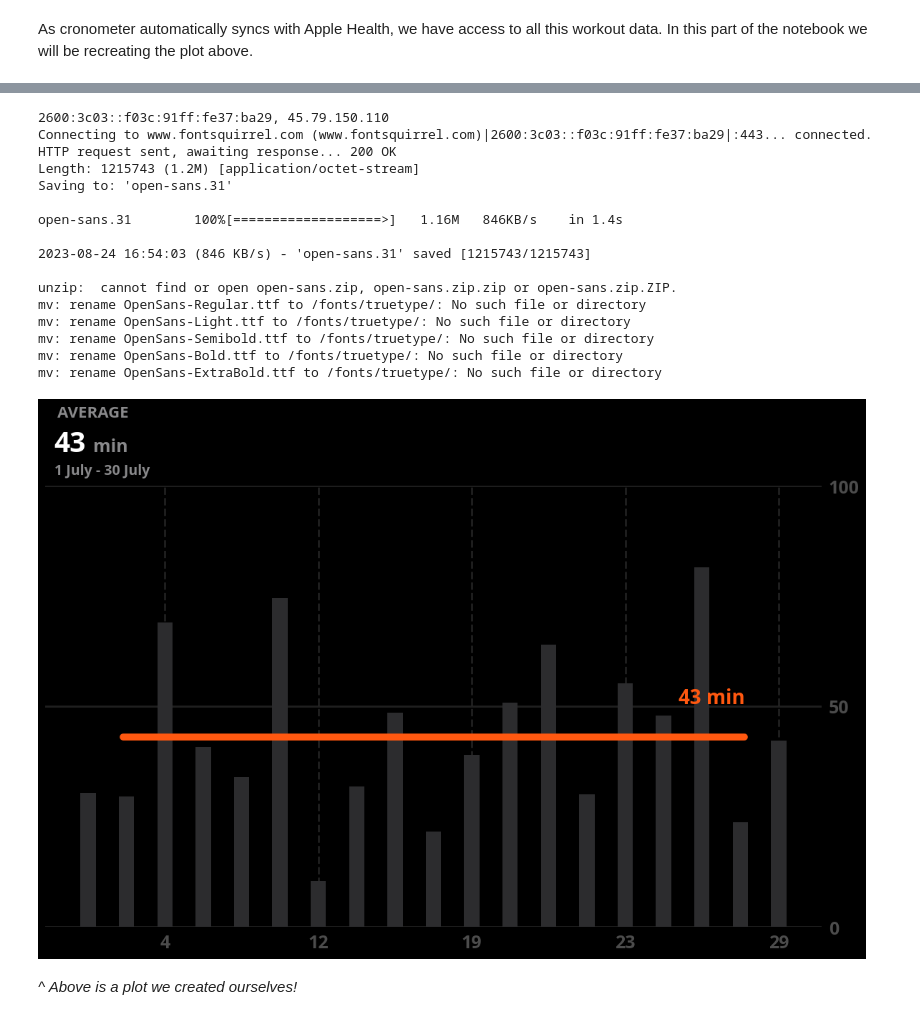
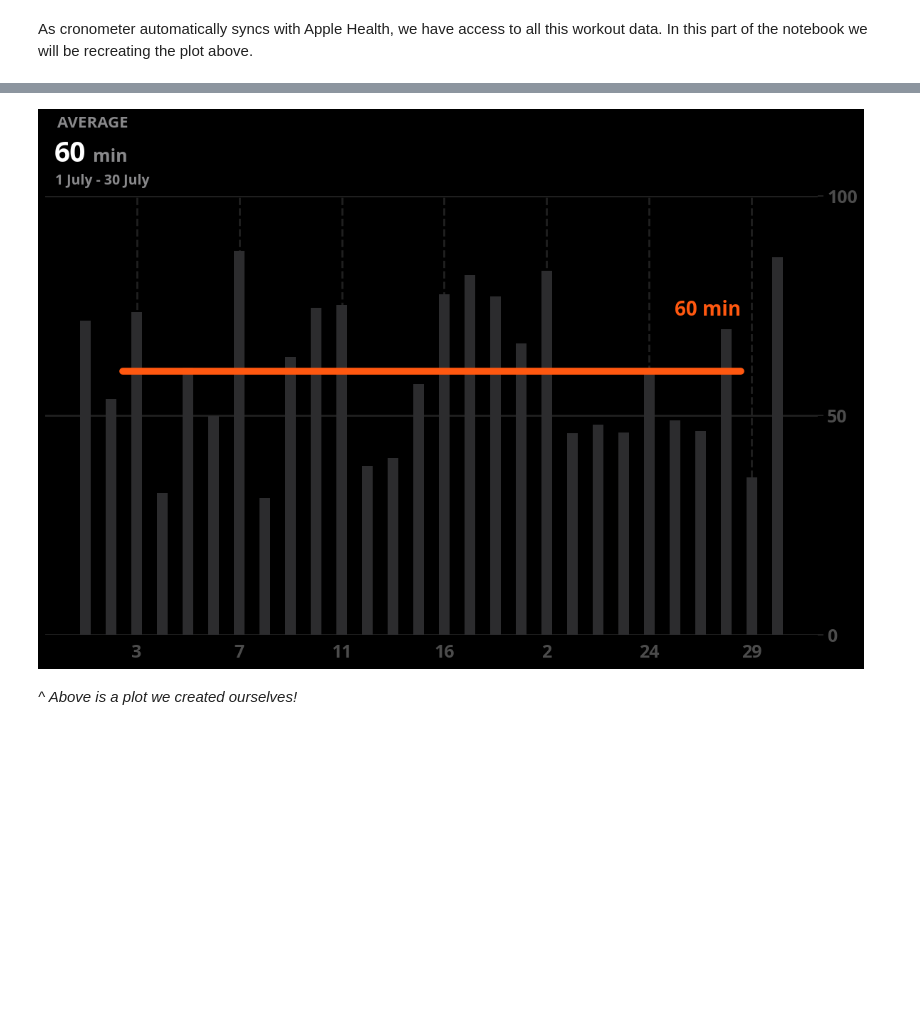
Before and after one commit to Stanford-Health/wearable-notebooks, a Jupyter notebook: notebooks/cronometer.ipynb, the cells around one changed output, grey strips where cells are left out. Cells and saved outputs as stored; diff of their text form; code cells hidden in the pictures; blank space fills up the shorter version.

Commit message:
Fixed final errors and added fonts

```diff
--- a/notebooks/cronometer.ipynb
+++ b/notebooks/cronometer.ipynb
@@ -330,7 +348,7 @@ dates = pd.date_range(start_date,end_date)
 energy = []
 
 for d in dates:
-  res = dailySummary_df[dailySummary_df.Date == datetime.strftime(d,
+  res = dailySummary_df[dailySummary_df.Day == datetime.strftime(d,
   '%Y-%m-%d')]['Energy (kcal)']
   if len(res) == 0:
     energy.append(None)
@@ -723,7 +741,7 @@ font_files = [
     "OpenSans-ExtraBold.ttf"
 ]
 
-font_directory = "/fonts/truetype/"
+font_directory = "Fonts/"
 font_url = "https://www.fontsquirrel.com/fonts/download/open-sans"
 
 # Check if the font files already exist
@@ -736,7 +754,7 @@ if missing_fonts:
 
     # Move the font files only if they are missing
     for font_file in font_files:
-        font_path = font_file
+        font_path = 'Fonts/'+font_file
         if os.path.exists(font_path):
             !mv -f {font_path} {font_directory}
 else:
@@ -774,12 +792,12 @@ plt.axhline(y=int(exercises_grouped.get('Minutes').mean()), xmin=0.1,
 
 # Adding Heart header
 
-openSansBold = 'OpenSans-Bold.ttf'
+openSansBold = 'Fonts/OpenSans-Bold.ttf'
 opensans_bold = fm.FontProperties(fname=openSansBold, size= 18, weight='bold')
 opensans_bold_heading = fm.FontProperties(fname=openSansBold, size= 36, weight='bold')
 
 
-openSansExtraBold = 'OpenSans-ExtraBold.ttf'
+openSansExtraBold = 'Fonts/OpenSans-ExtraBold.ttf'
 opensans_ebold = fm.FontProperties(fname=openSansExtraBold, size= 16, weight=500)
 
 find_tens = lambda start, end: [i for i in range(int(start), int(end)+1) if i % 50 == 0]
@@ -817,20 +833,4 @@ Resolving www.fontsquirrel.com (www.fontsquirrel.com)...
-2600:3c03::f03c:91ff:fe37:ba29, 45.79.150.110
-Connecting to www.fontsquirrel.com (www.fontsquirrel.com)|2600:3c03::f03c:91ff:fe37:ba29|:443... connected.
-HTTP request sent, awaiting response... 200 OK
-Length: 1215743 (1.2M) [application/octet-stream]
-Saving to: 'open-sans.31'
-
-open-sans.31        100%[===================>]   1.16M   846KB/s    in 1.4s
-
-2023-08-24 16:54:03 (846 KB/s) - 'open-sans.31' saved [1215743/1215743]
-
-unzip:  cannot find or open open-sans.zip, open-sans.zip.zip or open-sans.zip.ZIP.
-mv: rename OpenSans-Regular.ttf to /fonts/truetype/: No such file or directory
-mv: rename OpenSans-Light.ttf to /fonts/truetype/: No such file or directory
-mv: rename OpenSans-Semibold.ttf to /fonts/truetype/: No such file or directory
-mv: rename OpenSans-Bold.ttf to /fonts/truetype/: No such file or directory
-mv: rename OpenSans-ExtraBold.ttf to /fonts/truetype/: No such file or directory
-[figure, old version]
+[figure, new version]
 # %% [markdown]
 *^ Above is a plot we created ourselves!*
 # %% [markdown]
```
Also changed, not shown: parts of 26 cells of this notebook, 15 other files.
